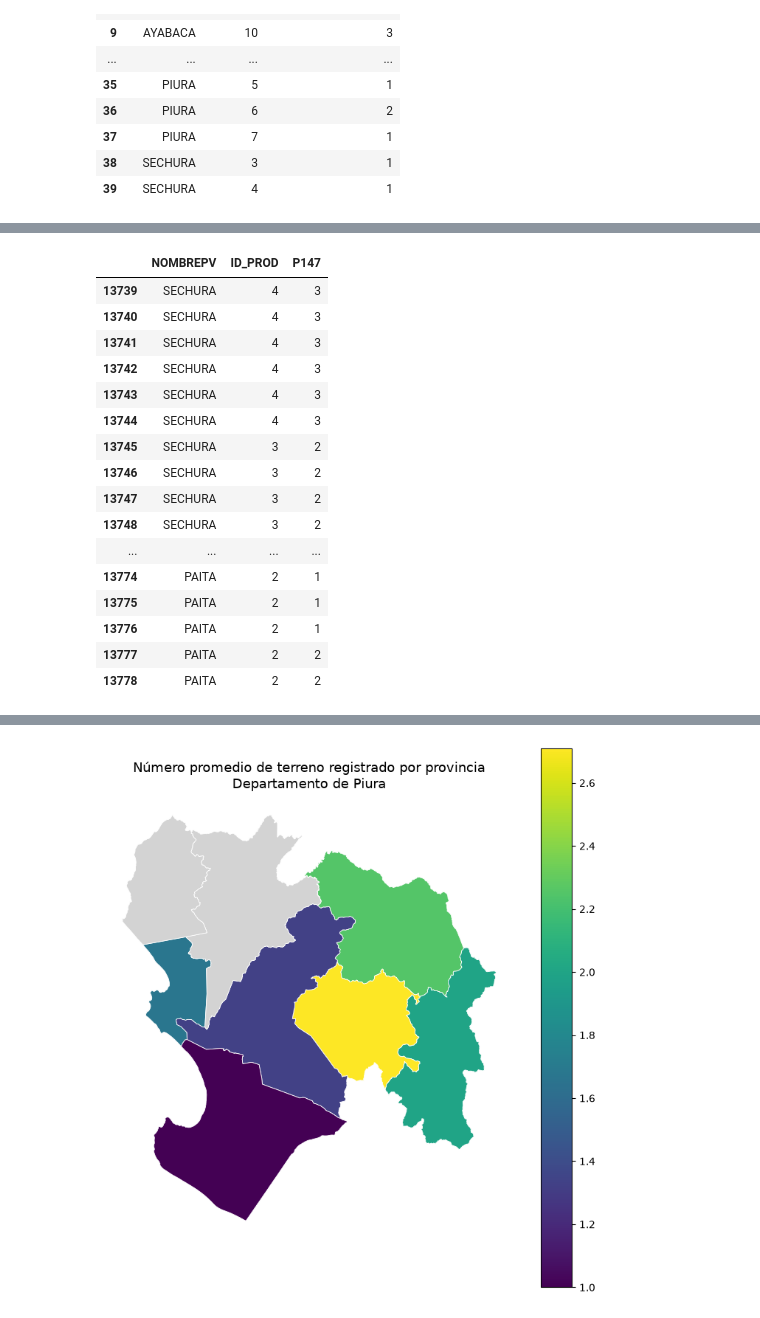
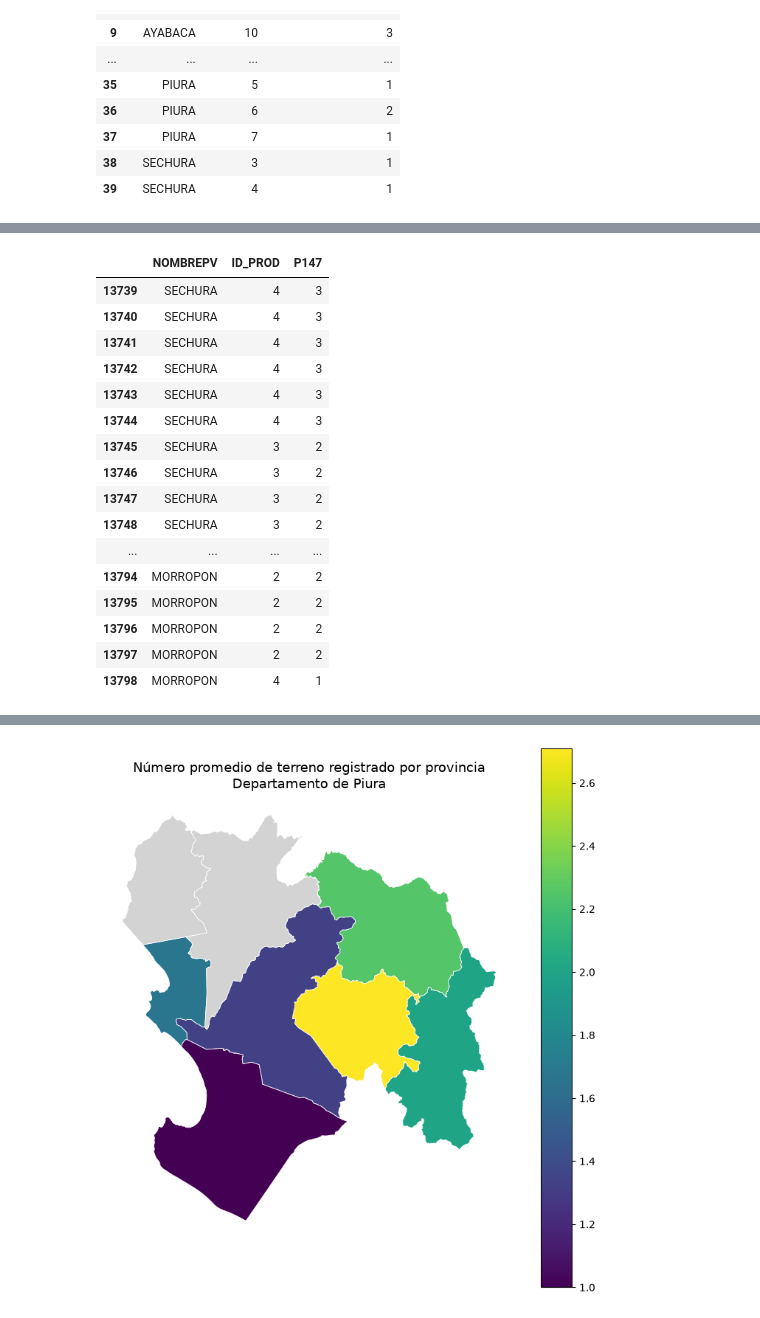
Before and after one commit to matiasrg/Proyecto-PCDA, a Jupyter notebook: scripts/01_CAP200A.ipynb, the cells around one changed output, grey strips where cells are left out. Cells and saved outputs as stored; diff of their text form; code cells hidden in the pictures.

```diff
--- a/scripts/01_CAP200A.ipynb
+++ b/scripts/01_CAP200A.ipynb
@@ -294,24 +314,24 @@ terrenos_por_productor
 # %%
-df_piura.loc[:, ["NOMBREPV","ID_PROD", "P147" ]].head(40)
+df_piura.loc[:, ["NOMBREPV","ID_PROD", "P147" ]].head(60)
 #el productor 4 tiene 6 parcelas metidas dentro del Terreno 3
 # %% [output]
 |  | NOMBREPV | ID_PROD | P147 |
 | 13739 | SECHURA | 4 | 3 |
 | 13740 | SECHURA | 4 | 3 |
 | 13741 | SECHURA | 4 | 3 |
 | 13742 | SECHURA | 4 | 3 |
 | 13743 | SECHURA | 4 | 3 |
 | 13744 | SECHURA | 4 | 3 |
 | 13745 | SECHURA | 3 | 2 |
 | 13746 | SECHURA | 3 | 2 |
 | 13747 | SECHURA | 3 | 2 |
 | 13748 | SECHURA | 3 | 2 |
 | ... | ... | ... | ... |
-| 13774 | PAITA | 2 | 1 |
-| 13775 | PAITA | 2 | 1 |
-| 13776 | PAITA | 2 | 1 |
-| 13777 | PAITA | 2 | 2 |
-| 13778 | PAITA | 2 | 2 |
+| 13794 | MORROPON | 2 | 2 |
+| 13795 | MORROPON | 2 | 2 |
+| 13796 | MORROPON | 2 | 2 |
+| 13797 | MORROPON | 2 | 2 |
+| 13798 | MORROPON | 4 | 1 |
 # %%
 piura_merge_terreno = provinvias_piu.merge(
     resumen_terrenos_piura,
```
Also changed, not shown: parts of 1 cell of this notebook, 1 other file.
